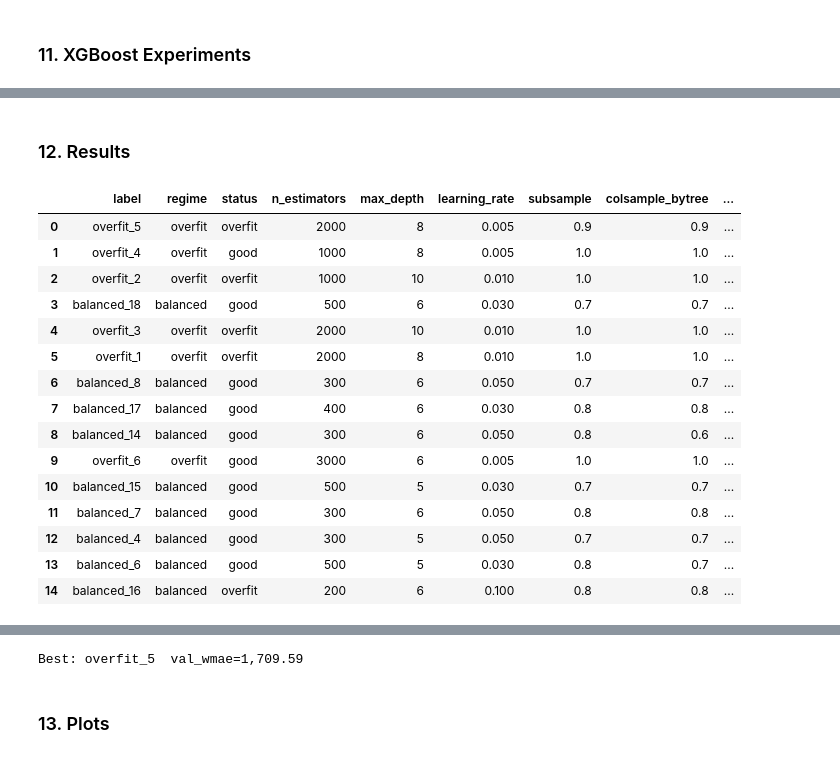
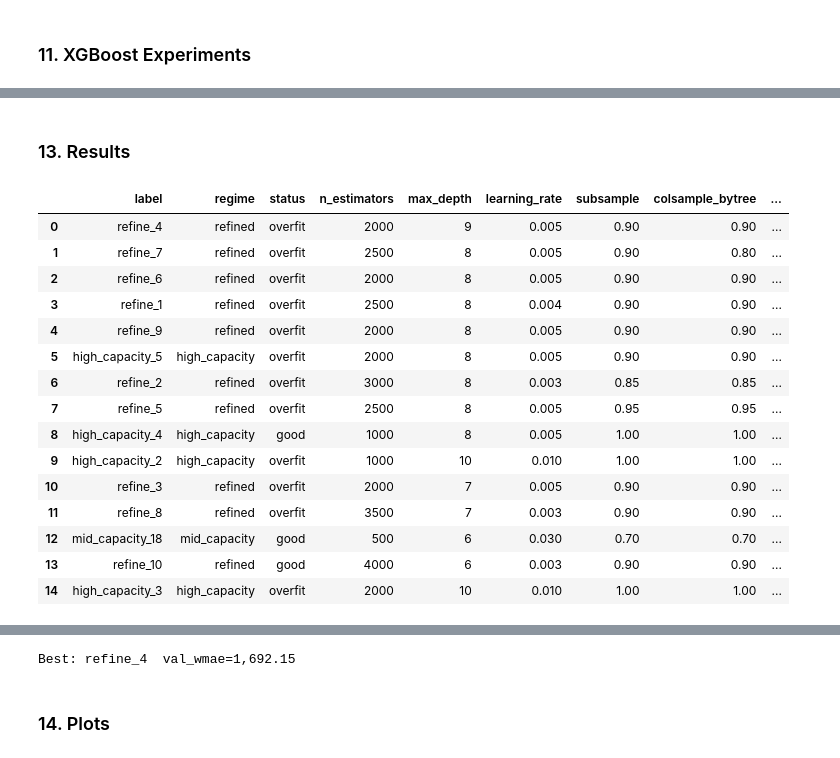
Before and after one commit to DaTking4/ml-final-project-store-sales-forecasting, a Jupyter notebook: notebooks/Tree Models/model_experiment_XGBoost.ipynb, the cells around one changed output, grey strips where cells are left out. Cells and saved outputs as stored; diff of their text form; code cells hidden in the pictures.

```diff
--- a/notebooks/Tree Models/model_experiment_XGBoost.ipynb
+++ b/notebooks/Tree Models/model_experiment_XGBoost.ipynb
@@ -58,6 +60,14 @@ import joblib
 
 import wandb
 
+def wandb_init_safe(**kwargs):
+    try:
+        return wandb.init(**kwargs)
+    except Exception as exc:
+        print(f"wandb.init failed ({exc!r}); retrying in offline mode -- "
+              f"upload later with `wandb sync`")
+        return wandb.init(mode="offline", **kwargs)
+
 import src.mlflow_setup as mlflow_setup
 importlib.reload(mlflow_setup)
 init_tracking = mlflow_setup.init_tracking
@@ -84,7 +94,8 @@ PURPLE = "#705588"
 RED    = "#7E3838"
 GREEN  = "#5E9D74"
 
-REGIME_COLORS = {"underfit": PURPLE, "balanced": BLUE, "overfit": RED}
+REGIME_COLORS = {"low_capacity": PURPLE, "mid_capacity": BLUE,
+                 "high_capacity": RED, "refined": PINK}
 STATUS_COLORS = {"good": GREEN, "underfit": PURPLE, "overfit": RED}
 
 print("Setup complete.")
@@ -426,18 +432,17 @@ with mlflow.start_run(run_name="XGBoost_HyperparamSweep") as parent_run:
         regime = config.pop("regime")
 
         with mlflow.start_run(run_name=f"XGBoost_{label}", nested=True) as nested_run:
-            wandb.init(
-                entity=WANDB_ENTITY,
-                project=WANDB_PROJECT,
-                name=f"XGBoost_{label}",
-                group="XGBoost",
-                job_type="hyperparam_sweep",
-                tags=["XGBoost", regime],
-                config={**CONFIG, **config, "label": label, "regime": regime},
-                reinit=True,
-            )
-
             try:
+                wandb_init_safe(
+                    entity=WANDB_ENTITY,
+                    project=WANDB_PROJECT,
+                    name=f"XGBoost_{label}",
+                    group="XGBoost",
+                    job_type="hyperparam_sweep",
+                    tags=["XGBoost", regime],
+                    config={**CONFIG, **config, "label": label, "regime": regime},
+                    reinit="finish_previous",
+                )
                 model, train_wmae, val_wmae = evaluate_xgb_config(
                     config=config,
                     X_train=X_train,
@@ -480,3 +485,5 @@ with mlflow.start_run(run_name="XGBoost_HyperparamSweep") as parent_run:
 
             finally:
                 wandb.finish()
+
+print(f"\nBest: {best_label}  val_wmae={best_val_wmae:,.2f}")
@@ -546,41 +490,41 @@ wandb: WARNING Unable to render HTML, can't import display from ipython.core
 # %% [markdown]
-### 12. Results
+### 13. Results
 # %%
 results_df = pd.DataFrame(results).sort_values("val_wmae").reset_index(drop=True)
 
 display_cols = [
     "label", "regime", "status",
     "n_estimators", "max_depth", "learning_rate",
     "subsample", "colsample_bytree", "min_child_weight",
     "reg_lambda", "reg_alpha",
     "train_wmae", "val_wmae", "gap_pct",
 ]
 
 display(results_df[display_cols].head(15))
 
 os.makedirs("reports", exist_ok=True)
 results_path = "reports/xgboost_results.csv"
 results_df.to_csv(results_path, index=False)
 
-with mlflow.start_run(run_id=parent_run.info.run_id):
+with mlflow.start_run(run_id=best_run_id):
     mlflow.log_artifact(results_path)
     mlflow.log_metric("best_val_wmae", best_val_wmae)
 
 print(f"\nBest: {best_label}  val_wmae={best_val_wmae:,.2f}")
 # %% [output]
 |  | label | regime | status | n_estimators | max_depth | learning_rate | subsample | colsample_bytree | ... |
-| 0 | overfit_5 | overfit | overfit | 2000 | 8 | 0.005 | 0.9 | 0.9 | ... |
-| 1 | overfit_4 | overfit | good | 1000 | 8 | 0.005 | 1.0 | 1.0 | ... |
-| 2 | overfit_2 | overfit | overfit | 1000 | 10 | 0.010 | 1.0 | 1.0 | ... |
-| 3 | balanced_18 | balanced | good | 500 | 6 | 0.030 | 0.7 | 0.7 | ... |
-| 4 | overfit_3 | overfit | overfit | 2000 | 10 | 0.010 | 1.0 | 1.0 | ... |
-| 5 | overfit_1 | overfit | overfit | 2000 | 8 | 0.010 | 1.0 | 1.0 | ... |
-| 6 | balanced_8 | balanced | good | 300 | 6 | 0.050 | 0.7 | 0.7 | ... |
-| 7 | balanced_17 | balanced | good | 400 | 6 | 0.030 | 0.8 | 0.8 | ... |
-| 8 | balanced_14 | balanced | good | 300 | 6 | 0.050 | 0.8 | 0.6 | ... |
-| 9 | overfit_6 | overfit | good | 3000 | 6 | 0.005 | 1.0 | 1.0 | ... |
-| 10 | balanced_15 | balanced | good | 500 | 5 | 0.030 | 0.7 | 0.7 | ... |
-| 11 | balanced_7 | balanced | good | 300 | 6 | 0.050 | 0.8 | 0.8 | ... |
-| 12 | balanced_4 | balanced | good | 300 | 5 | 0.050 | 0.7 | 0.7 | ... |
-| 13 | balanced_6 | balanced | good | 500 | 5 | 0.030 | 0.8 | 0.7 | ... |
-| 14 | balanced_16 | balanced | overfit | 200 | 6 | 0.100 | 0.8 | 0.8 | ... |
+| 0 | refine_4 | refined | overfit | 2000 | 9 | 0.005 | 0.90 | 0.90 | ... |
+| 1 | refine_7 | refined | overfit | 2500 | 8 | 0.005 | 0.90 | 0.80 | ... |
+| 2 | refine_6 | refined | overfit | 2000 | 8 | 0.005 | 0.90 | 0.90 | ... |
+| 3 | refine_1 | refined | overfit | 2500 | 8 | 0.004 | 0.90 | 0.90 | ... |
+| 4 | refine_9 | refined | overfit | 2000 | 8 | 0.005 | 0.90 | 0.90 | ... |
+| 5 | high_capacity_5 | high_capacity | overfit | 2000 | 8 | 0.005 | 0.90 | 0.90 | ... |
+| 6 | refine_2 | refined | overfit | 3000 | 8 | 0.003 | 0.85 | 0.85 | ... |
+| 7 | refine_5 | refined | overfit | 2500 | 8 | 0.005 | 0.95 | 0.95 | ... |
+| 8 | high_capacity_4 | high_capacity | good | 1000 | 8 | 0.005 | 1.00 | 1.00 | ... |
+| 9 | high_capacity_2 | high_capacity | overfit | 1000 | 10 | 0.010 | 1.00 | 1.00 | ... |
+| 10 | refine_3 | refined | overfit | 2000 | 7 | 0.005 | 0.90 | 0.90 | ... |
+| 11 | refine_8 | refined | overfit | 3500 | 7 | 0.003 | 0.90 | 0.90 | ... |
+| 12 | mid_capacity_18 | mid_capacity | good | 500 | 6 | 0.030 | 0.70 | 0.70 | ... |
+| 13 | refine_10 | refined | good | 4000 | 6 | 0.003 | 0.90 | 0.90 | ... |
+| 14 | high_capacity_3 | high_capacity | overfit | 2000 | 10 | 0.010 | 1.00 | 1.00 | ... |
@@ -589,6 +533,6 @@ print(f"\nBest: {best_label}  val_wmae={best_val_wmae:,.2f}")
-Best: overfit_5  val_wmae=1,709.59
+Best: refine_4  val_wmae=1,692.15
 # %% [markdown]
-### 13. Plots
+### 14. Plots
 # %%
 os.makedirs("Plots", exist_ok=True)
 
```
Also changed, not shown: parts of 21 cells of this notebook, 10 other files.
